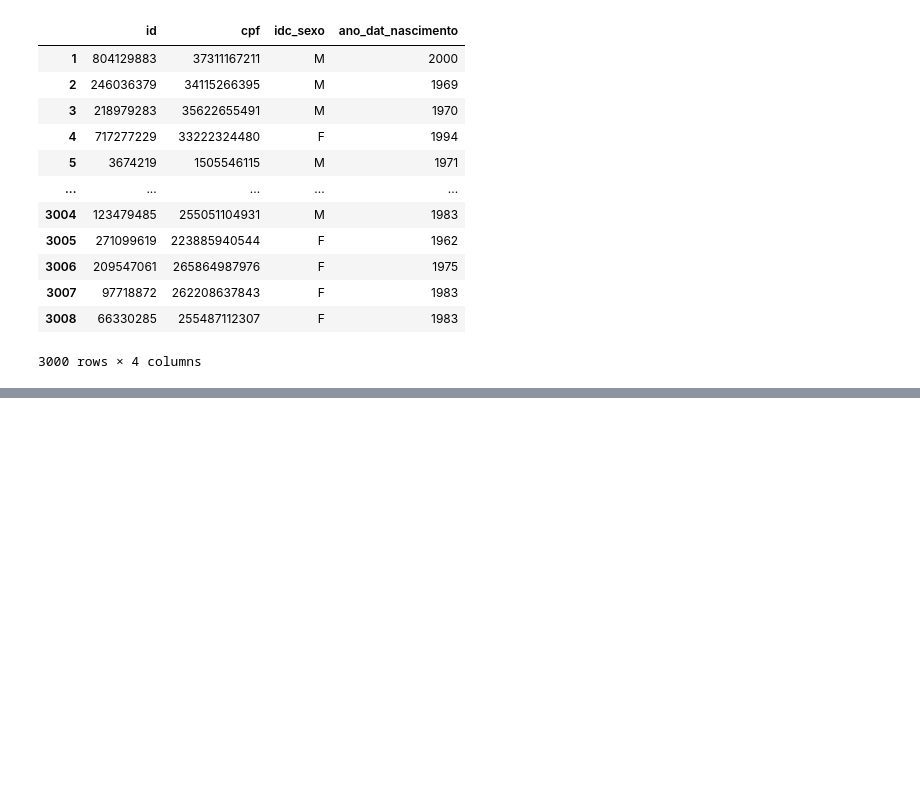
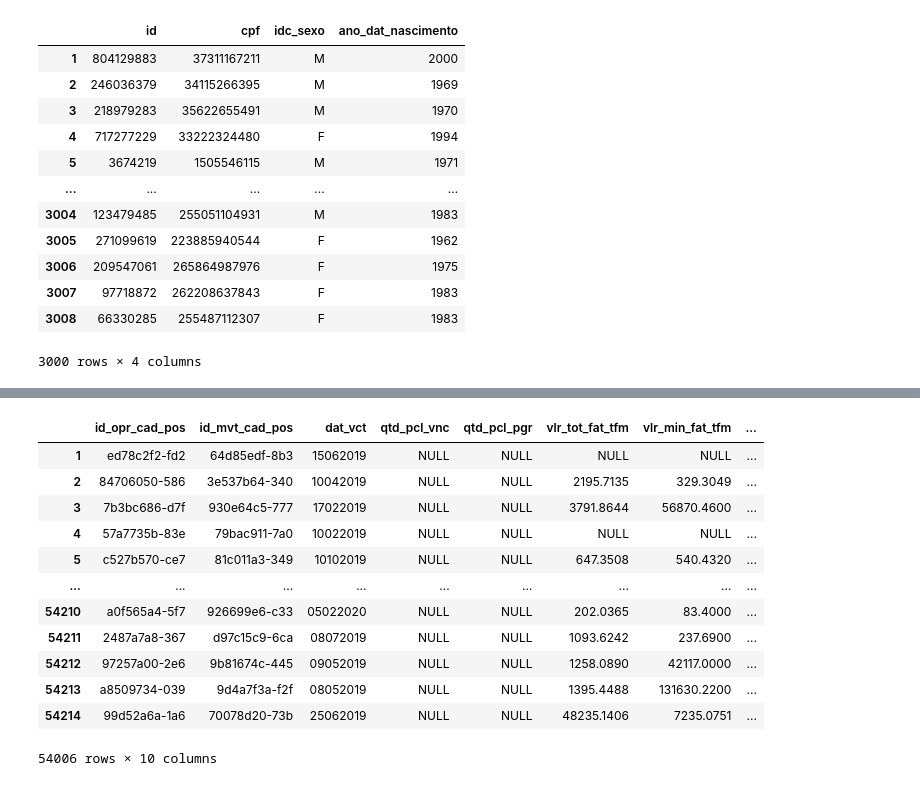
Before and after one commit to hsousadev/SPC-projeto-integrador, a Jupyter notebook: Entrega 3/Puxando Dados - Entrega 4.ipynb, the cells around one changed output, grey strips where cells are left out. Drawn from its saved outputs; the diff is of its cells as text; code cells hidden in the pictures; blank space fills up the shorter version.

```diff
--- a/Entrega 3/Puxando Dados - Entrega 4.ipynb
+++ b/Entrega 3/Puxando Dados - Entrega 4.ipynb
@@ -203,0 +247,16 @@ pessoa_fisica
+# %%
+fatec_movimento
+# %% [output]
+|  | id_opr_cad_pos | id_mvt_cad_pos | dat_vct | qtd_pcl_vnc | qtd_pcl_pgr | vlr_tot_fat_tfm | vlr_min_fat_tfm | ... |
+| 1 | ed78c2f2-fd2 | 64d85edf-8b3 | 15062019 | NULL | NULL | NULL | NULL | ... |
+| 2 | 84706050-586 | 3e537b64-340 | 10042019 | NULL | NULL | 2195.7135 | 329.3049 | ... |
+| 3 | 7b3bc686-d7f | 930e64c5-777 | 17022019 | NULL | NULL | 3791.8644 | 56870.4600 | ... |
+| 4 | 57a7735b-83e | 79bac911-7a0 | 10022019 | NULL | NULL | NULL | NULL | ... |
+| 5 | c527b570-ce7 | 81c011a3-349 | 10102019 | NULL | NULL | 647.3508 | 540.4320 | ... |
+| ... | ... | ... | ... | ... | ... | ... | ... | ... |
+| 54210 | a0f565a4-5f7 | 926699e6-c33 | 05022020 | NULL | NULL | 202.0365 | 83.4000 | ... |
+| 54211 | 2487a7a8-367 | d97c15c9-6ca | 08072019 | NULL | NULL | 1093.6242 | 237.6900 | ... |
+| 54212 | 97257a00-2e6 | 9b81674c-445 | 09052019 | NULL | NULL | 1258.0890 | 42117.0000 | ... |
+| 54213 | a8509734-039 | 9d4a7f3a-f2f | 08052019 | NULL | NULL | 1395.4488 | 131630.2200 | ... |
+| 54214 | 99d52a6a-1a6 | 70078d20-73b | 25062019 | NULL | NULL | 48235.1406 | 7235.0751 | ... |
+54006 rows × 10 columns
```
Also changed, not shown: parts of 8 cells of this notebook.
